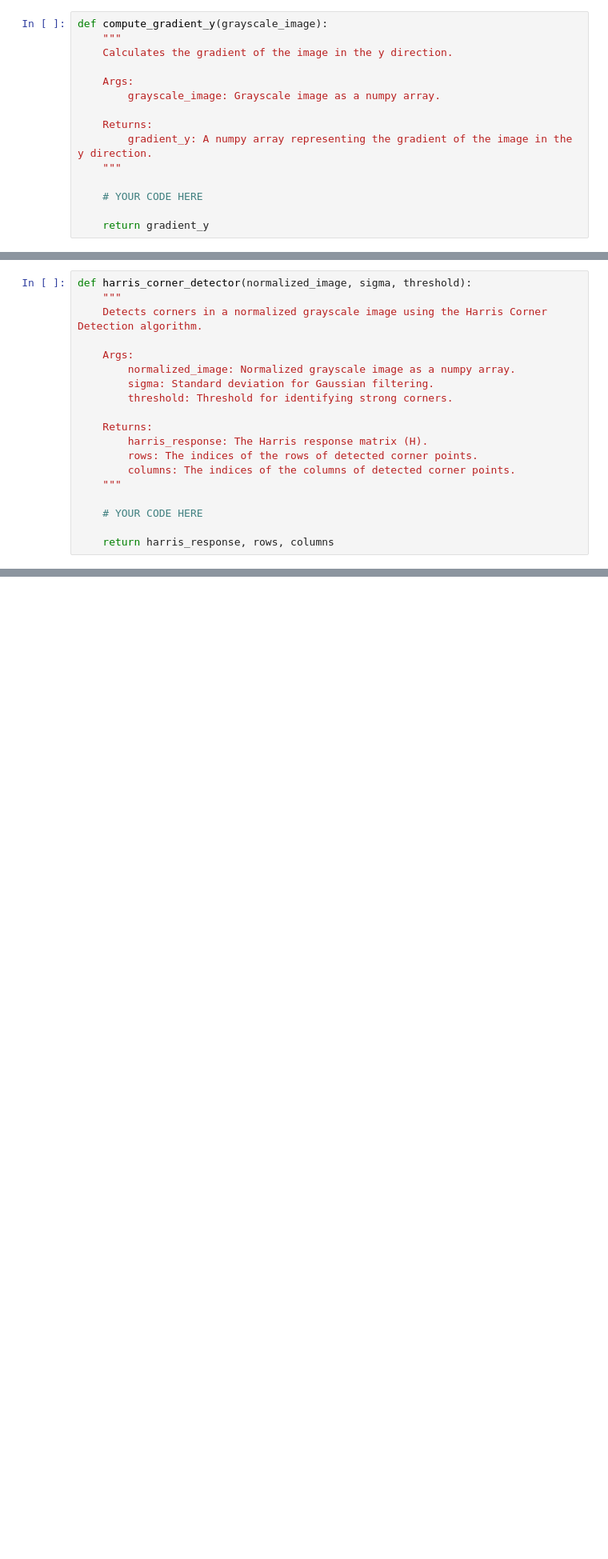
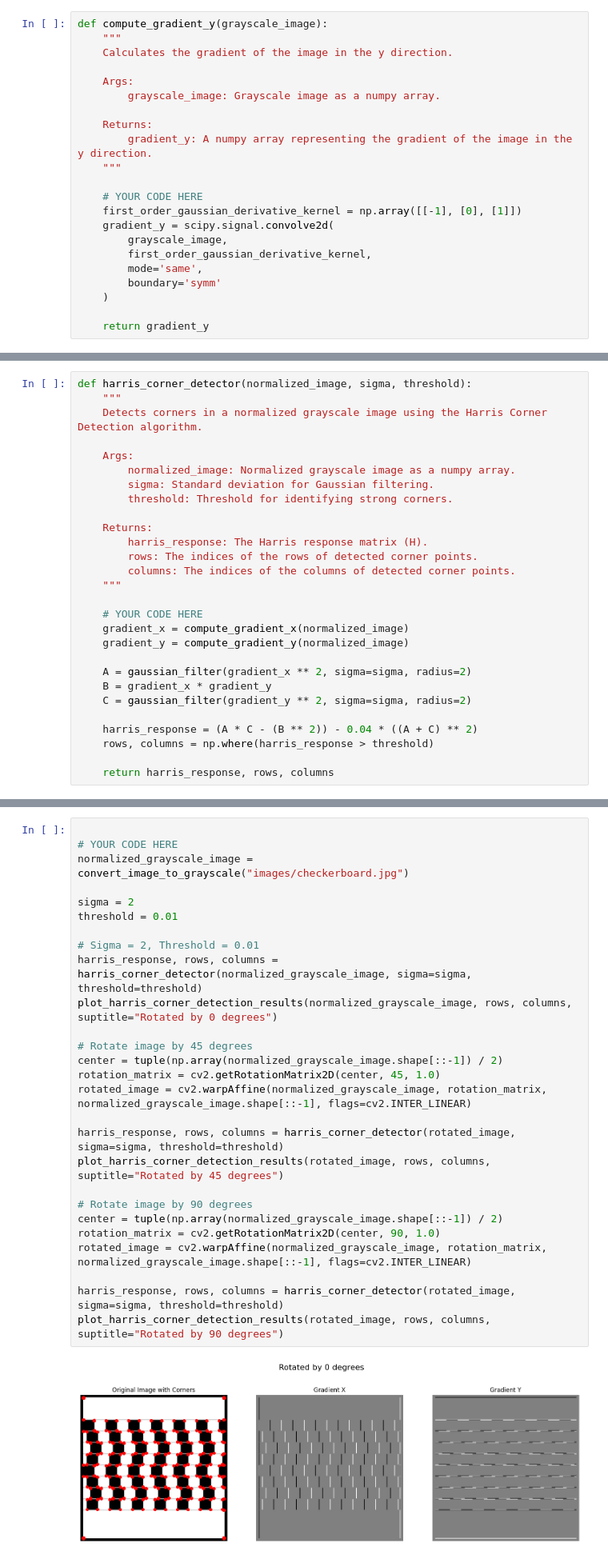
Before and after one commit to migueltmendes/Computer_vision_group66, a Jupyter notebook: cv1-lab-3-daoterog.ipynb, the cells around one changed output, grey strips where cells are left out. Shown at 80% size. Saved outputs shown, nothing was run; the diff lists cells and outputs as text; blank space fills up the shorter version.

```diff
--- a/cv1-lab-3-daoterog.ipynb
+++ b/cv1-lab-3-daoterog.ipynb
@@ -299,6 +309,13 @@ def compute_gradient_y(grayscale_image):
     """
 
     # YOUR CODE HERE
+    first_order_gaussian_derivative_kernel = np.array([[-1], [0], [1]])
+    gradient_y = scipy.signal.convolve2d(
+        grayscale_image,
+        first_order_gaussian_derivative_kernel,
+        mode='same',
+        boundary='symm'
+    )
 
     return gradient_y
 # %% [markdown]
@@ -327,6 +344,15 @@ def harris_corner_detector(normalized_image, sigma, threshold):
     """
 
     # YOUR CODE HERE
+    gradient_x = compute_gradient_x(normalized_image)
+    gradient_y = compute_gradient_y(normalized_image)
+
+    A = gaussian_filter(gradient_x ** 2, sigma=sigma, radius=2)
+    B = gradient_x * gradient_y
+    C = gaussian_filter(gradient_y ** 2, sigma=sigma, radius=2)
+
+    harris_response = (A * C - (B ** 2)) - 0.04 * ((A + C) ** 2)
+    rows, columns = np.where(harris_response > threshold)
 
     return harris_response, rows, columns
 # %% [markdown]
@@ -382,0 +465,29 @@ Explain your answer and support it with your observations from both images.
+# %%
+
+# YOUR CODE HERE
+normalized_grayscale_image = convert_image_to_grayscale("images/checkerboard.jpg")
+
+sigma = 2
+threshold = 0.01
+
+# Sigma = 2, Threshold = 0.01
+harris_response, rows, columns = harris_corner_detector(normalized_grayscale_image, sigma=sigma, threshold=threshold)
+plot_harris_corner_detection_results(normalized_grayscale_image, rows, columns, suptitle="Rotated by 0 degrees")
+
+# Rotate image by 45 degrees
+center = tuple(np.array(normalized_grayscale_image.shape[::-1]) / 2)
+rotation_matrix = cv2.getRotationMatrix2D(center, 45, 1.0)
+rotated_image = cv2.warpAffine(normalized_grayscale_image, rotation_matrix, normalized_grayscale_image.shape[::-1], flags=cv2.INTER_LINEAR)
+
+harris_response, rows, columns = harris_corner_detector(rotated_image, sigma=sigma, threshold=threshold)
+plot_harris_corner_detection_results(rotated_image, rows, columns, suptitle="Rotated by 45 degrees")
+
+# Rotate image by 90 degrees
+center = tuple(np.array(normalized_grayscale_image.shape[::-1]) / 2)
+rotation_matrix = cv2.getRotationMatrix2D(center, 90, 1.0)
+rotated_image = cv2.warpAffine(normalized_grayscale_image, rotation_matrix, normalized_grayscale_image.shape[::-1], flags=cv2.INTER_LINEAR)
+
+harris_response, rows, columns = harris_corner_detector(rotated_image, sigma=sigma, threshold=threshold)
+plot_harris_corner_detection_results(rotated_image, rows, columns, suptitle="Rotated by 90 degrees")
+# %% [output]
+[figure, added]
```
Also changed, not shown: parts of 10 cells of this notebook.
